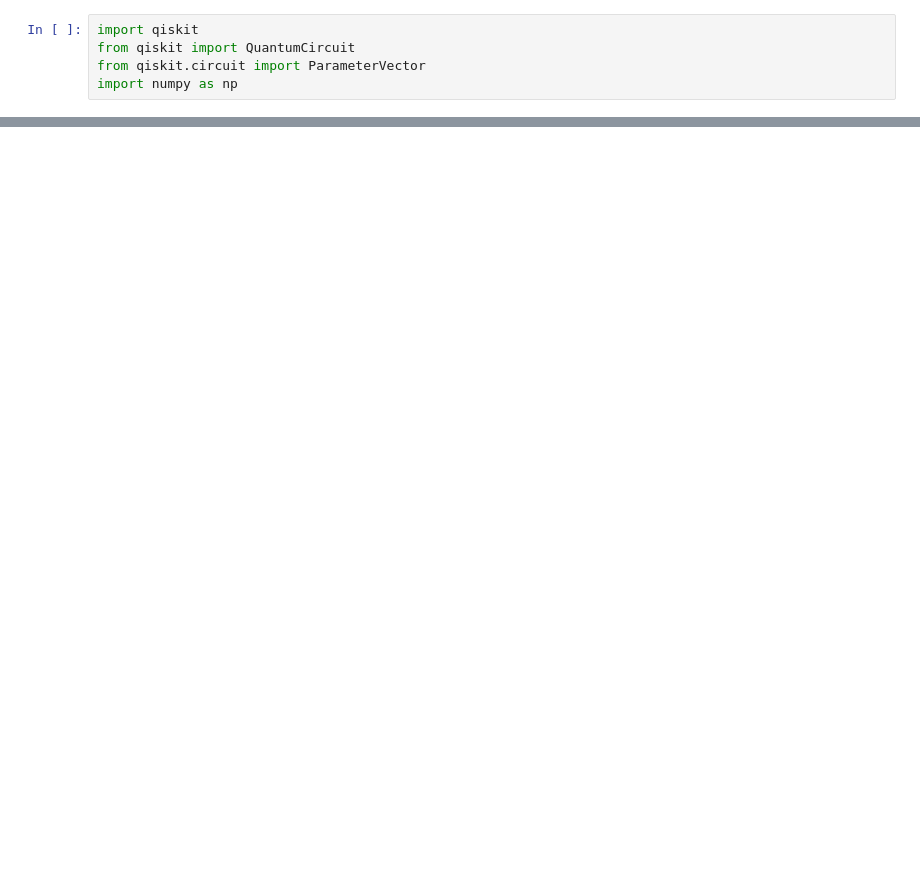
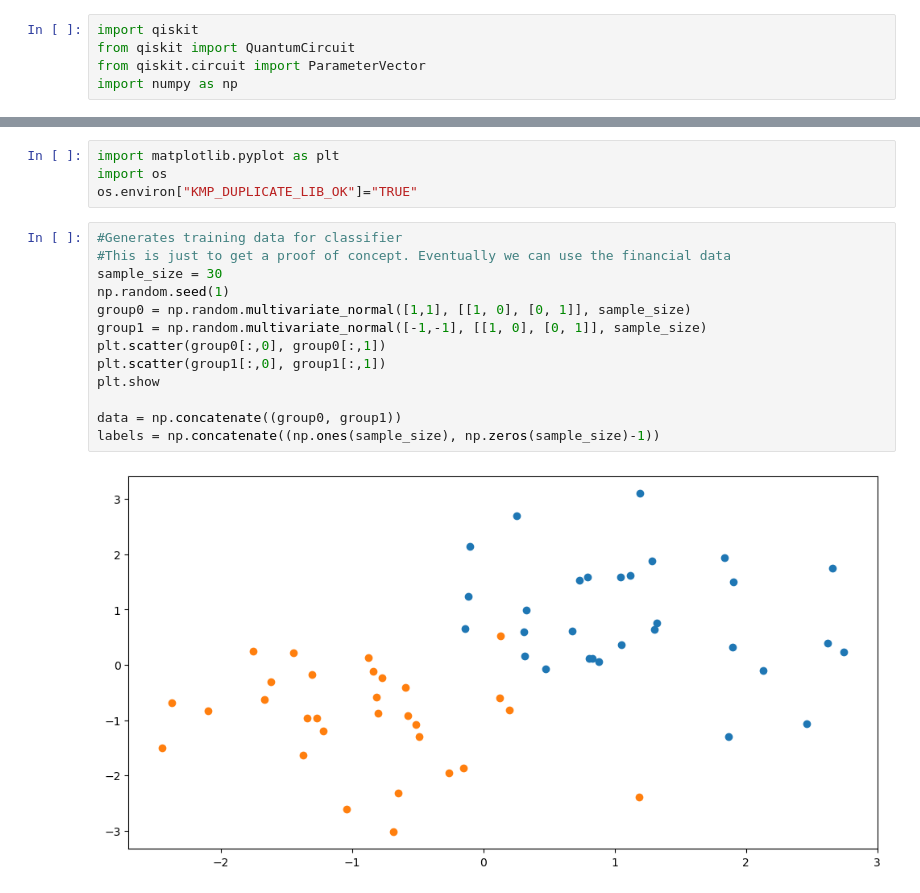
Before and after one commit to benjaminhagan/VIP_QML, a Jupyter notebook: QML_Architecture.ipynb, the cells around one changed output, grey strips where cells are left out. Drawn from its saved outputs; the diff is of its cells as text; blank space fills up the shorter version.

```diff
--- a/QML_Architecture.ipynb
+++ b/QML_Architecture.ipynb
@@ -25,0 +45,19 @@ circuit.draw("mpl", style="clifford")
+# %%
+import matplotlib.pyplot as plt
+import os
+os.environ["KMP_DUPLICATE_LIB_OK"]="TRUE"
+# %%
+#Generates training data for classifier
+#This is just to get a proof of concept. Eventually we can use the financial data
+sample_size = 30
+np.random.seed(1)
+group0 = np.random.multivariate_normal([1,1], [[1, 0], [0, 1]], sample_size)
+group1 = np.random.multivariate_normal([-1,-1], [[1, 0], [0, 1]], sample_size)
+plt.scatter(group0[:,0], group0[:,1])
+plt.scatter(group1[:,0], group1[:,1])
+plt.show
+
+data = np.concatenate((group0, group1))
+labels = np.concatenate((np.ones(sample_size), np.zeros(sample_size)-1))
+# %% [output]
+[figure, added]
```
Also changed, not shown: parts of 9 cells of this notebook.
